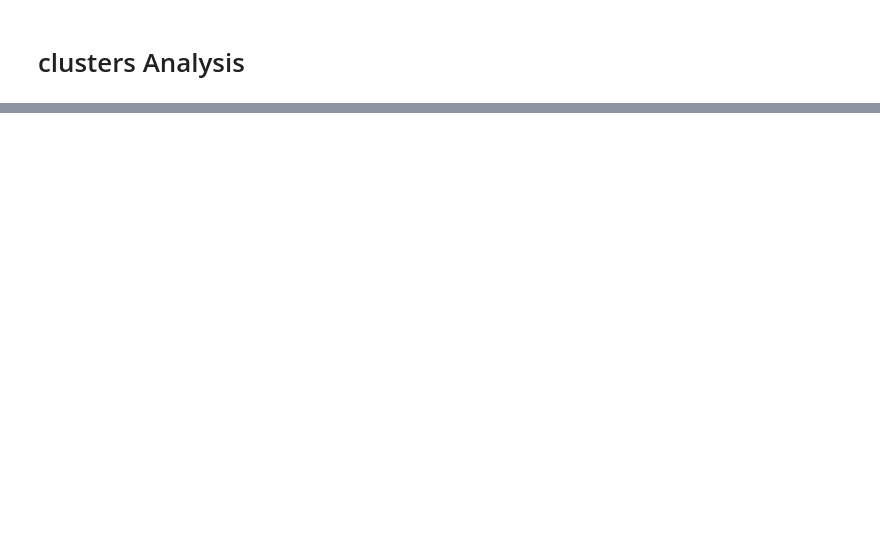
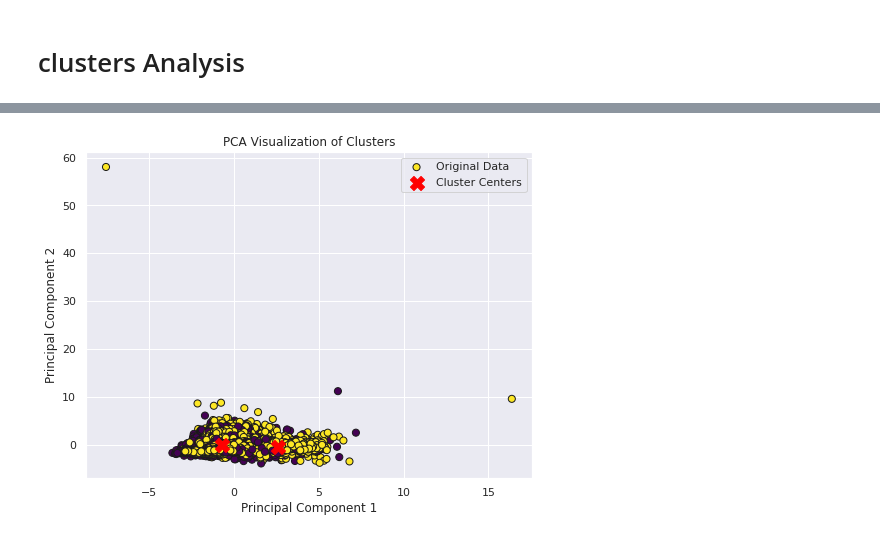
Before and after one commit to anasnofal/kaggle-notebooks-, a Jupyter notebook: eda-and-clustring-analysis.ipynb, the cells around one changed output, grey strips where cells are left out. Cells and saved outputs as stored; diff of their text form; code cells hidden in the pictures; blank space fills up the shorter version.

```diff
--- a/eda-and-clustring-analysis.ipynb
+++ b/eda-and-clustring-analysis.ipynb
@@ -939,0 +973,29 @@ plt.show()
+# %%
+# Apply PCA to reduce the dimensionality to 2D
+pca = PCA(n_components=2)
+X_pca = pca.fit_transform(df)
+
+
+# Apply KMeans clustering
+kmeans = KMeans(n_clusters=2, random_state=42)
+kmeans.fit(X_pca)
+labels = kmeans.labels_
+
+
+
+# Visualize the clusters
+plt.figure(figsize=(8, 6))
+
+# Plot original data points
+plt.scatter(X_pca[:, 0], X_pca[:, 1], c=target, cmap='viridis', edgecolor='k', s=50, label='Original Data')
+
+# Plot cluster centers
+plt.scatter(kmeans.cluster_centers_[:, 0], kmeans.cluster_centers_[:, 1], c='red', marker='X', s=200, label='Cluster Centers')
+
+plt.title('PCA Visualization of Clusters')
+plt.xlabel('Principal Component 1')
+plt.ylabel('Principal Component 2')
+plt.legend()
+plt.show()
+# %% [output]
+[figure, added]
```
Also changed, not shown: parts of 24 cells of this notebook.
